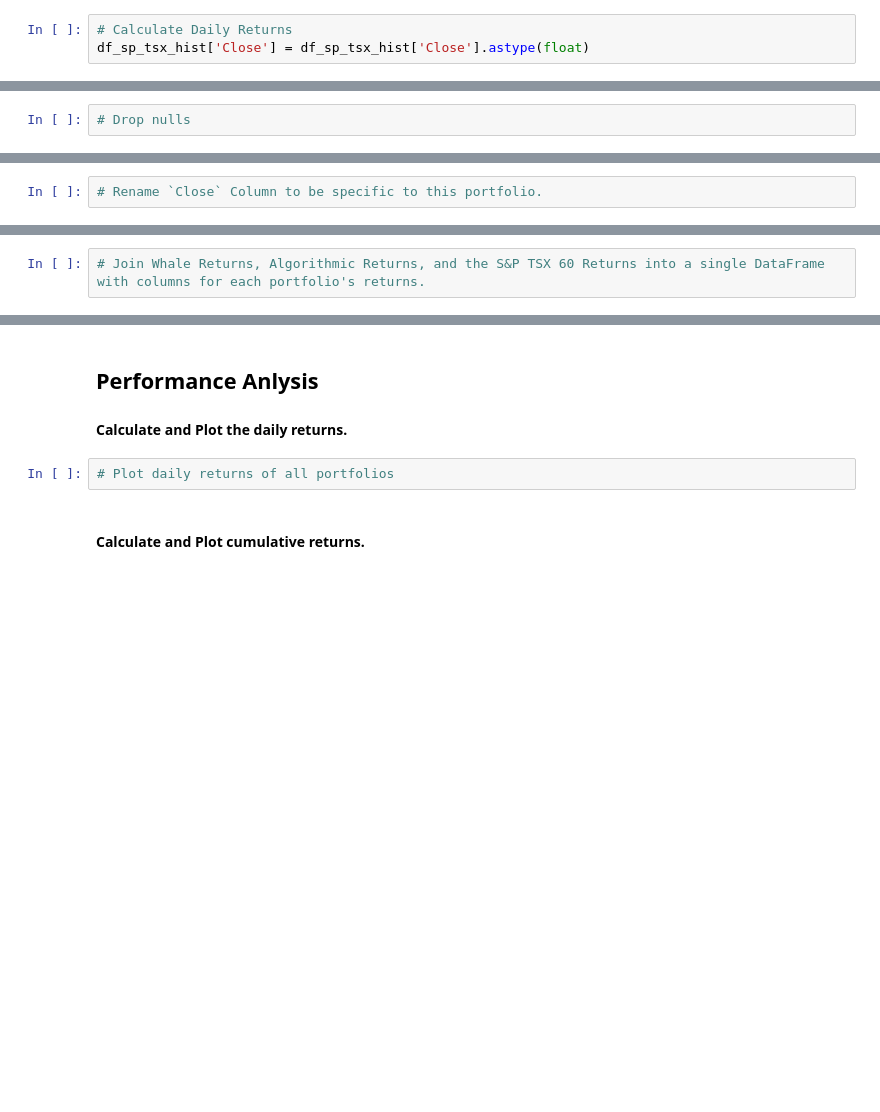
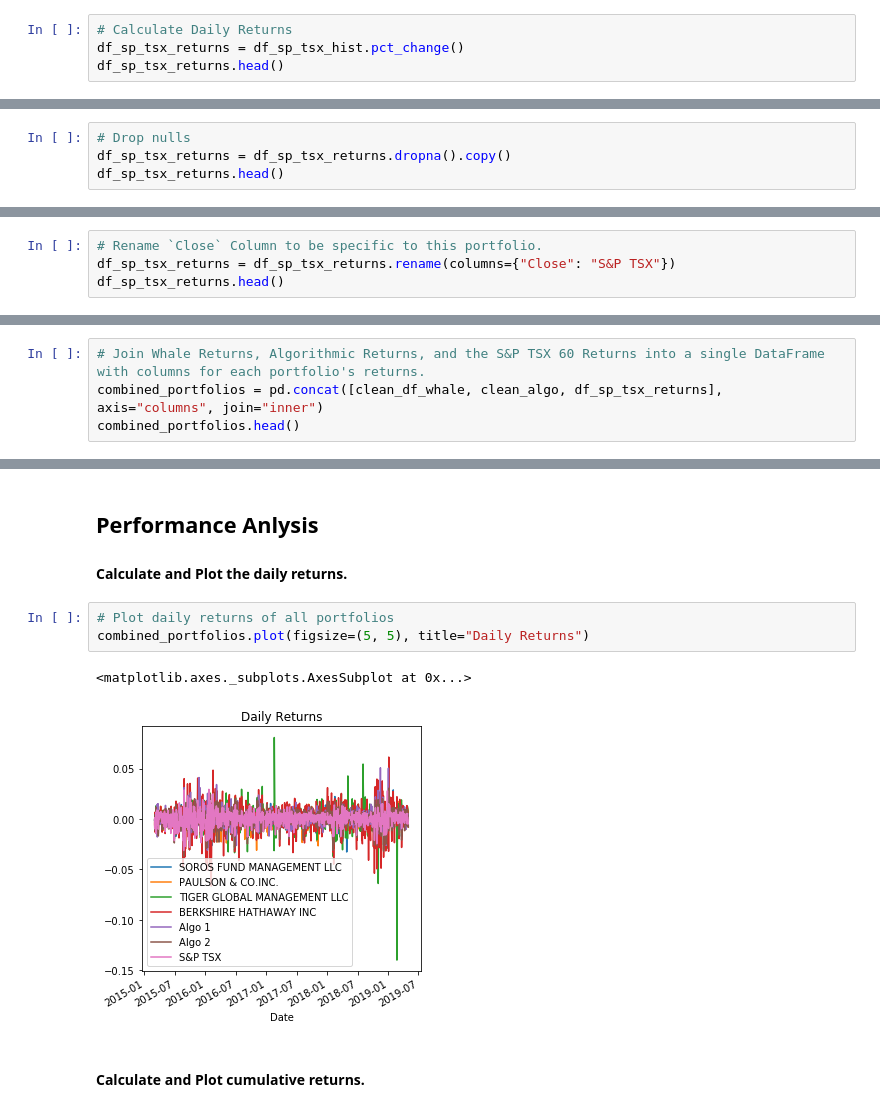
Before and after one commit to diana-cubides/Homework4, a Jupyter notebook: whale_analysis.ipynb, the cells around one changed output, grey strips where cells are left out. Drawn from its saved outputs; the diff is of its cells as text; blank space fills up the shorter version.

```diff
--- a/whale_analysis.ipynb
+++ b/whale_analysis.ipynb
@@ -115,3 +128,4 @@ df_sp_tsx_hist['Close'] = df_sp_tsx_hist['Close'].str.replace("$", "")
 # %%
 # Calculate Daily Returns
-df_sp_tsx_hist['Close'] = df_sp_tsx_hist['Close'].astype(float)
+df_sp_tsx_returns = df_sp_tsx_hist.pct_change()
+df_sp_tsx_returns.head()
@@ -118,2 +140,4 @@ df_sp_tsx_hist['Close'] = df_sp_tsx_hist['Close'].astype(float)
 # %%
 # Drop nulls
+df_sp_tsx_returns = df_sp_tsx_returns.dropna().copy()
+df_sp_tsx_returns.head()
@@ -120,2 +152,4 @@ df_sp_tsx_hist['Close'] = df_sp_tsx_hist['Close'].astype(float)
 # %%
 # Rename `Close` Column to be specific to this portfolio.
+df_sp_tsx_returns = df_sp_tsx_returns.rename(columns={"Close": "S&P TSX"})
+df_sp_tsx_returns.head()
@@ -123,3 +165,5 @@ df_sp_tsx_hist['Close'] = df_sp_tsx_hist['Close'].astype(float)
 ## Combine Whale, Algorithmic, and S&P TSX 60 Returns
 # %%
 # Join Whale Returns, Algorithmic Returns, and the S&P TSX 60 Returns into a single DataFrame with columns for each portfolio's returns.
+combined_portfolios = pd.concat([clean_df_whale, clean_algo, df_sp_tsx_returns], axis="columns", join="inner")
+combined_portfolios.head()
@@ -135,6 +187,10 @@ In this section, you will calculate and visualize performance and risk metrics f
 #### Calculate and Plot the daily returns.
 # %%
 # Plot daily returns of all portfolios
+combined_portfolios.plot(figsize=(5, 5), title="Daily Returns")
+# %% [output]
+<matplotlib.axes._subplots.AxesSubplot at 0x...>
+[figure, added]
 # %% [markdown]
 #### Calculate and Plot cumulative returns.
 # %%
```
Also changed, not shown: parts of 51 cells of this notebook.
